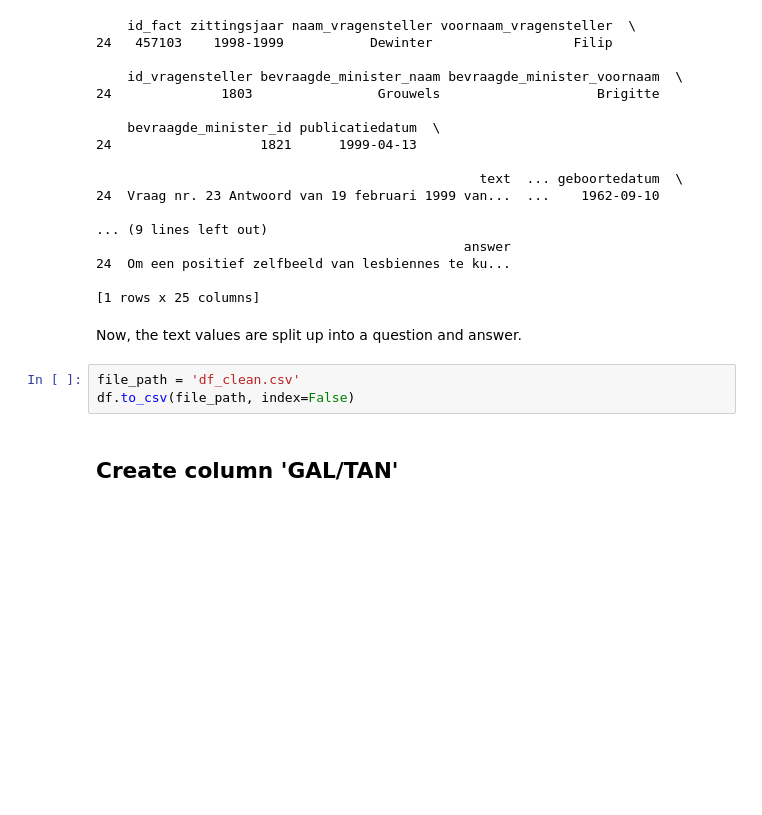
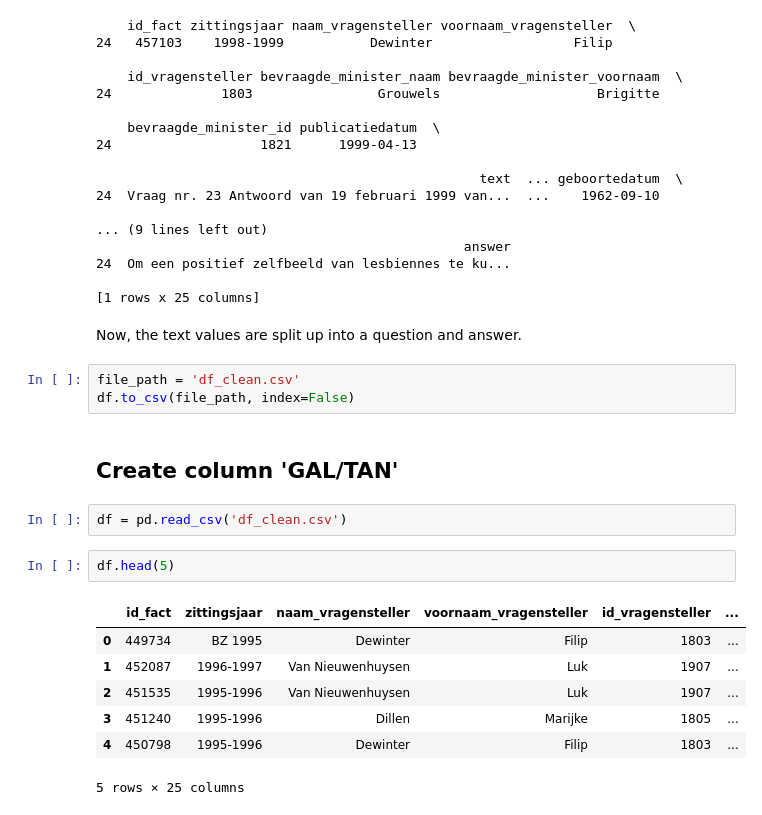
Before and after one commit to yasemin98/MAthesis, a Jupyter notebook: cleaning.ipynb, the cells around one changed output. Saved outputs shown, nothing was run; the diff lists cells and outputs as text; blank space fills up the shorter version.

```diff
--- a/cleaning.ipynb
+++ b/cleaning.ipynb
@@ -618,6 +618,18 @@ file_path = 'df_clean.csv'
 df.to_csv(file_path, index=False)
 # %% [markdown]
 ## Create column 'GAL/TAN'
+# %%
+df = pd.read_csv('df_clean.csv')
+# %%
+df.head(5)
+# %% [output]
+|  | id_fact | zittingsjaar | naam_vragensteller | voornaam_vragensteller | id_vragensteller | ... |
+| 0 | 449734 | BZ 1995 | Dewinter | Filip | 1803 | ... |
+| 1 | 452087 | 1996-1997 | Van Nieuwenhuysen | Luk | 1907 | ... |
+| 2 | 451535 | 1995-1996 | Van Nieuwenhuysen | Luk | 1907 | ... |
+| 3 | 451240 | 1995-1996 | Dillen | Marijke | 1805 | ... |
+| 4 | 450798 | 1995-1996 | Dewinter | Filip | 1803 | ... |
+5 rows × 25 columns
 # %%
 # distribution of political party
 plt.figure(figsize=(12, 6))
```
Also changed, not shown: parts of 3 cells of this notebook.
